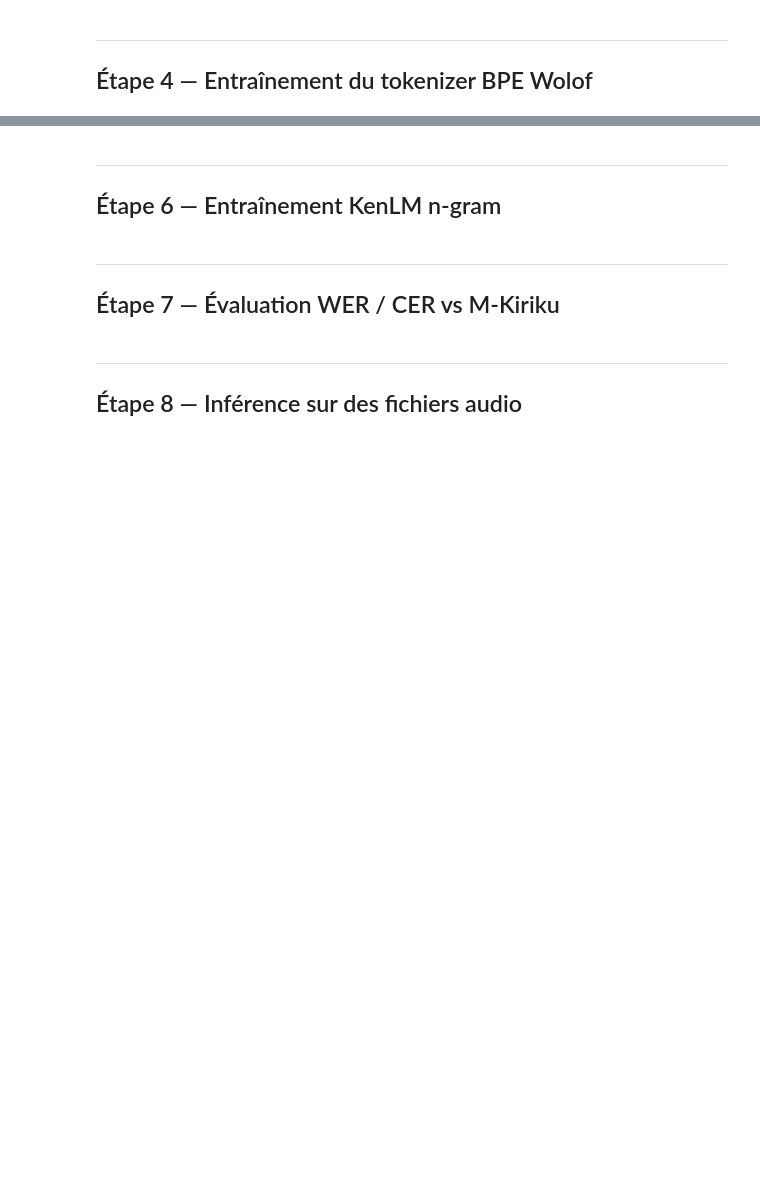
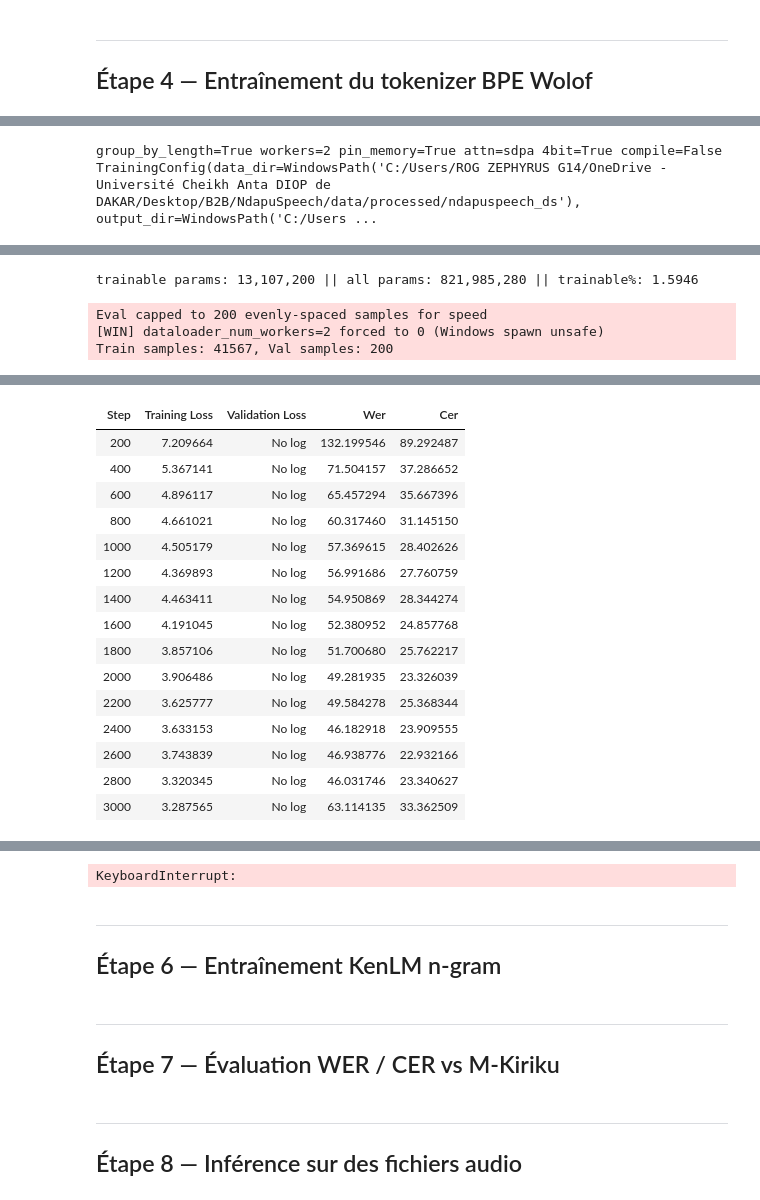
Before and after one commit to GAYENSIS09/NdapuSpeech, a Jupyter notebook: notebooks/00_run_all.ipynb, the cells around one changed output, grey strips where cells are left out. Drawn from its saved outputs; the diff is of its cells as text; code cells hidden in the pictures; blank space fills up the shorter version.

```diff
--- a/notebooks/00_run_all.ipynb
+++ b/notebooks/00_run_all.ipynb
@@ -111,0 +173,20 @@ print(f"\nModèle sauvegardé : {out_dir} ({(time.time()-t0)/60:.0f} min)")
+# %%
+cfg = TrainingConfig.from_yaml()
+print(f"group_by_length={cfg.group_by_length} workers={cfg.dataloader_num_workers} "
+      f"pin_memory={cfg.dataloader_pin_memory} attn={cfg.attn_implementation} "
+      f"4bit={cfg.load_in_4bit} compile={cfg.torch_compile}")
+print(cfg)
+# %% [output]
+group_by_length=True workers=2 pin_memory=True attn=sdpa 4bit=True compile=False
+TrainingConfig(data_dir=WindowsPath('C:/Users/ROG ZEPHYRUS G14/OneDrive - Université Cheikh Anta DIOP de DAKAR/Desktop/B2B/NdapuSpeech/data/processed/ndapuspeech_ds'), output_dir=WindowsPath('C:/Users ...
+# %%
+from pathlib import Path as _Path
+t0 = time.time()
+_done = _Path(str(cfg.output_dir)) / "training_complete.json"
+if _done.exists():
+    out_dir = cfg.output_dir
+    print(f"[SKIP] Entrainement deja termine : {out_dir} ({(time.time()-t0):.0f}s)")
+else:
+    out_dir = train_model(cfg)
+    print(f"\nModele sauvegarde : {out_dir} ({(time.time()-t0)/60:.0f} min)")
+# %% [output]
@@ -111,0 +210,4 @@ print(f"\nModèle sauvegardé : {out_dir} ({(time.time()-t0)/60:.0f} min)")
+trainable params: 13,107,200 || all params: 821,985,280 || trainable%: 1.5946
+Eval capped to 200 evenly-spaced samples for speed
+[WIN] dataloader_num_workers=2 forced to 0 (Windows spawn unsafe)
+Train samples: 41567, Val samples: 200
@@ -111,0 +215,16 @@ print(f"\nModèle sauvegardé : {out_dir} ({(time.time()-t0)/60:.0f} min)")
+| Step | Training Loss | Validation Loss | Wer | Cer |
+| 200 | 7.209664 | No log | 132.199546 | 89.292487 |
+| 400 | 5.367141 | No log | 71.504157 | 37.286652 |
+| 600 | 4.896117 | No log | 65.457294 | 35.667396 |
+| 800 | 4.661021 | No log | 60.317460 | 31.145150 |
+| 1000 | 4.505179 | No log | 57.369615 | 28.402626 |
+| 1200 | 4.369893 | No log | 56.991686 | 27.760759 |
+| 1400 | 4.463411 | No log | 54.950869 | 28.344274 |
+| 1600 | 4.191045 | No log | 52.380952 | 24.857768 |
+| 1800 | 3.857106 | No log | 51.700680 | 25.762217 |
+| 2000 | 3.906486 | No log | 49.281935 | 23.326039 |
+| 2200 | 3.625777 | No log | 49.584278 | 25.368344 |
+| 2400 | 3.633153 | No log | 46.182918 | 23.909555 |
+| 2600 | 3.743839 | No log | 46.938776 | 22.932166 |
+| 2800 | 3.320345 | No log | 46.031746 | 23.340627 |
+| 3000 | 3.287565 | No log | 63.114135 | 33.362509 |
@@ -112,3 +248,4 @@ print(f"\nModèle sauvegardé : {out_dir} ({(time.time()-t0)/60:.0f} min)")
+KeyboardInterrupt:
 # %% [markdown]
 ---
 ## Étape 6 — Entraînement KenLM n-gram
```
Also changed, not shown: parts of 20 cells of this notebook, 12 other files.
